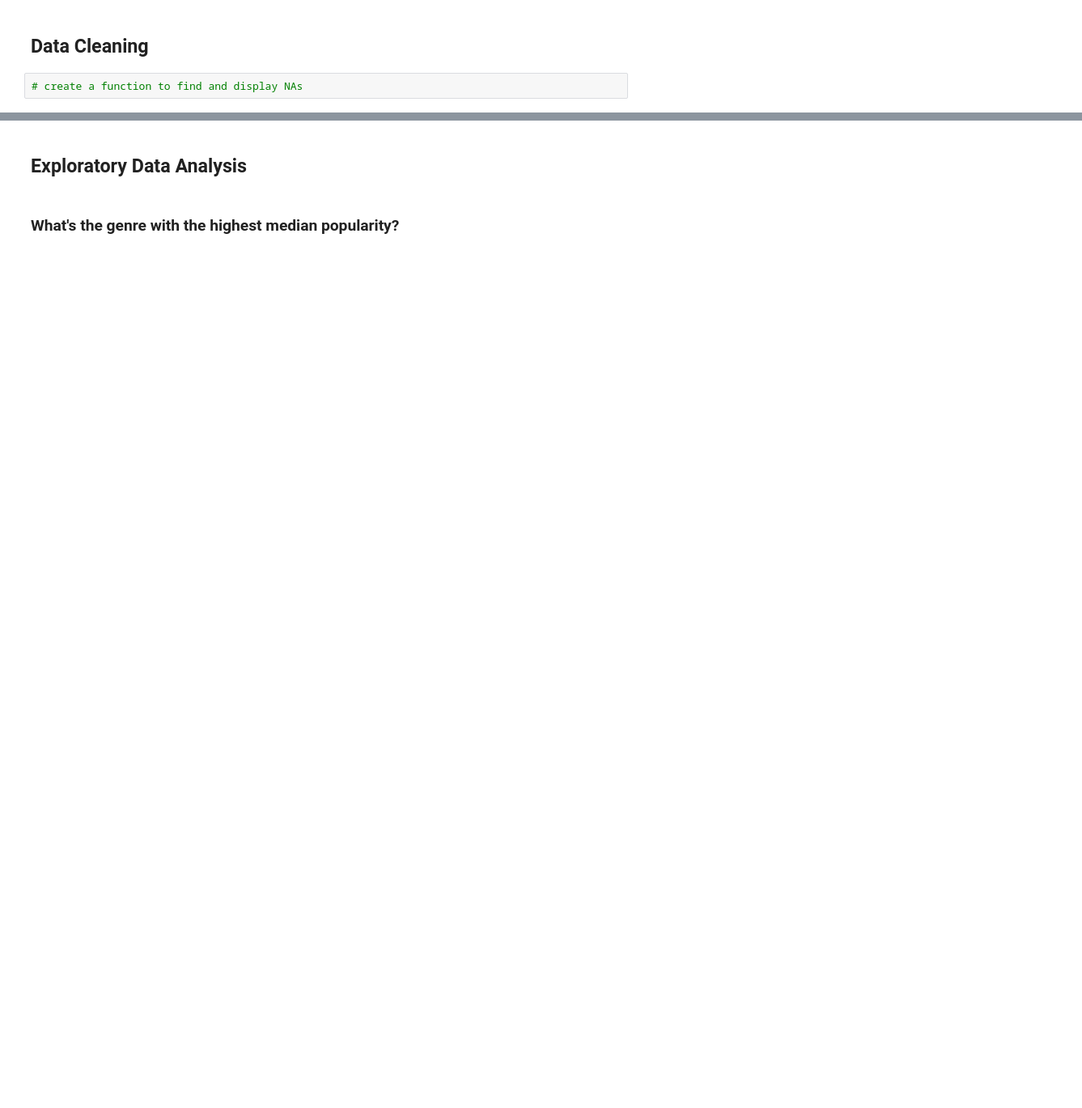
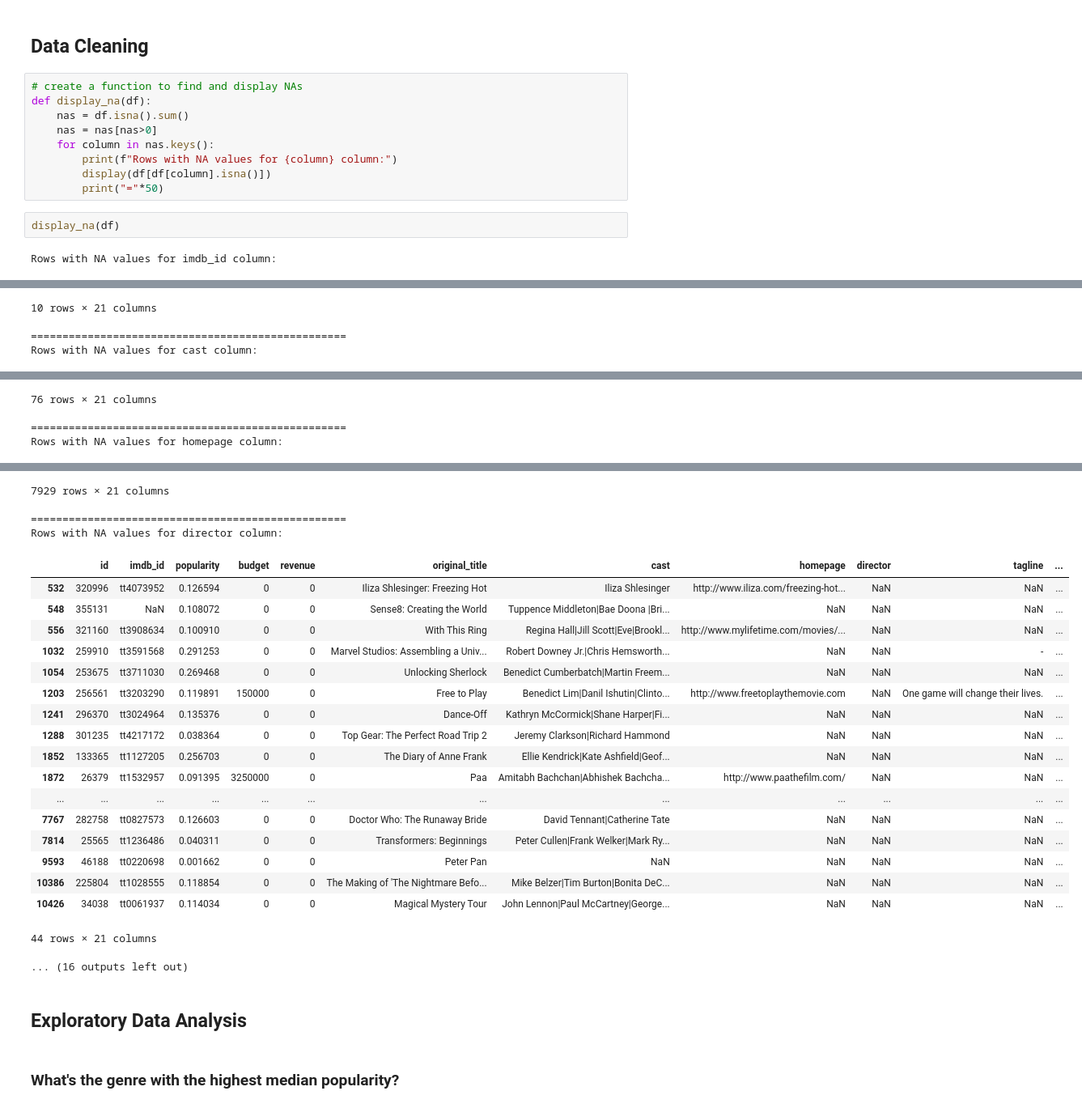
Before and after one commit to martijnooo/lab-tmdb-movies-eda-wrangling, a Jupyter notebook: your-code/main.ipynb, the cells around one changed output, grey strips where cells are left out. Shown at 81% size. Cells and saved outputs as stored; diff of their text form; blank space fills up the shorter version.

```diff
--- a/your-code/main.ipynb
+++ b/your-code/main.ipynb
@@ -38,4 +91,15 @@ In this project, i'll be answering the following questions:
 # %% [markdown]
 ## **Data Cleaning**
-# %%
-# create a function to find and display NAs
+# %%
+# create a function to find and display NAs
+def display_na(df):
+    nas = df.isna().sum()
+    nas = nas[nas>0]
+    for column in nas.keys():
+        print(f"Rows with NA values for {column} column:")
+        display(df[df[column].isna()])
+        print("="*50)
+# %%
+display_na(df)
+# %% [output]
+Rows with NA values for imdb_id column:
@@ -41,0 +117,3 @@ In this project, i'll be answering the following questions:
+10 rows × 21 columns
+==================================================
+Rows with NA values for cast column:
@@ -41,0 +132,3 @@ In this project, i'll be answering the following questions:
+76 rows × 21 columns
+==================================================
+Rows with NA values for homepage column:
@@ -42,3 +147,25 @@ In this project, i'll be answering the following questions:
+7929 rows × 21 columns
+==================================================
+Rows with NA values for director column:
+|  | id | imdb_id | popularity | budget | revenue | original_title | cast | homepage | director | tagline | ... |
+| 532 | 320996 | tt4073952 | 0.126594 | 0 | 0 | Iliza Shlesinger: Freezing Hot | Iliza Shlesinger | http://www.iliza.com/freezing-hot... | NaN | NaN | ... |
+| 548 | 355131 | NaN | 0.108072 | 0 | 0 | Sense8: Creating the World | Tuppence Middleton|Bae Doona |Bri... | NaN | NaN | NaN | ... |
+| 556 | 321160 | tt3908634 | 0.100910 | 0 | 0 | With This Ring | Regina Hall|Jill Scott|Eve|Brookl... | http://www.mylifetime.com/movies/... | NaN | NaN | ... |
+| 1032 | 259910 | tt3591568 | 0.291253 | 0 | 0 | Marvel Studios: Assembling a Univ... | Robert Downey Jr.|Chris Hemsworth... | NaN | NaN | - | ... |
+| 1054 | 253675 | tt3711030 | 0.269468 | 0 | 0 | Unlocking Sherlock | Benedict Cumberbatch|Martin Freem... | NaN | NaN | NaN | ... |
+| 1203 | 256561 | tt3203290 | 0.119891 | 150000 | 0 | Free to Play | Benedict Lim|Danil Ishutin|Clinto... | http://www.freetoplaythemovie.com | NaN | One game will change their lives. | ... |
+| 1241 | 296370 | tt3024964 | 0.135376 | 0 | 0 | Dance-Off | Kathryn McCormick|Shane Harper|Fi... | NaN | NaN | NaN | ... |
+| 1288 | 301235 | tt4217172 | 0.038364 | 0 | 0 | Top Gear: The Perfect Road Trip 2 | Jeremy Clarkson|Richard Hammond | NaN | NaN | NaN | ... |
+| 1852 | 133365 | tt1127205 | 0.256703 | 0 | 0 | The Diary of Anne Frank | Ellie Kendrick|Kate Ashfield|Geof... | NaN | NaN | NaN | ... |
+| 1872 | 26379 | tt1532957 | 0.091395 | 3250000 | 0 | Paa | Amitabh Bachchan|Abhishek Bachcha... | http://www.paathefilm.com/ | NaN | NaN | ... |
+| ... | ... | ... | ... | ... | ... | ... | ... | ... | ... | ... | ... |
+| 7767 | 282758 | tt0827573 | 0.126603 | 0 | 0 | Doctor Who: The Runaway Bride | David Tennant|Catherine Tate | NaN | NaN | NaN | ... |
+| 7814 | 25565 | tt1236486 | 0.040311 | 0 | 0 | Transformers: Beginnings | Peter Cullen|Frank Welker|Mark Ry... | NaN | NaN | NaN | ... |
+| 9593 | 46188 | tt0220698 | 0.001662 | 0 | 0 | Peter Pan | NaN | NaN | NaN | NaN | ... |
+| 10386 | 225804 | tt1028555 | 0.118854 | 0 | 0 | The Making of 'The Nightmare Befo... | Mike Belzer|Tim Burton|Bonita DeC... | NaN | NaN | NaN | ... |
+| 10426 | 34038 | tt0061937 | 0.114034 | 0 | 0 | Magical Mystery Tour | John Lennon|Paul McCartney|George... | NaN | NaN | NaN | ... |
+44 rows × 21 columns
+... (16 outputs left out)
 # %% [markdown]
 <a id='eda'></a>
 ## **Exploratory Data Analysis**
```
Also changed, not shown: parts of 20 cells of this notebook.
